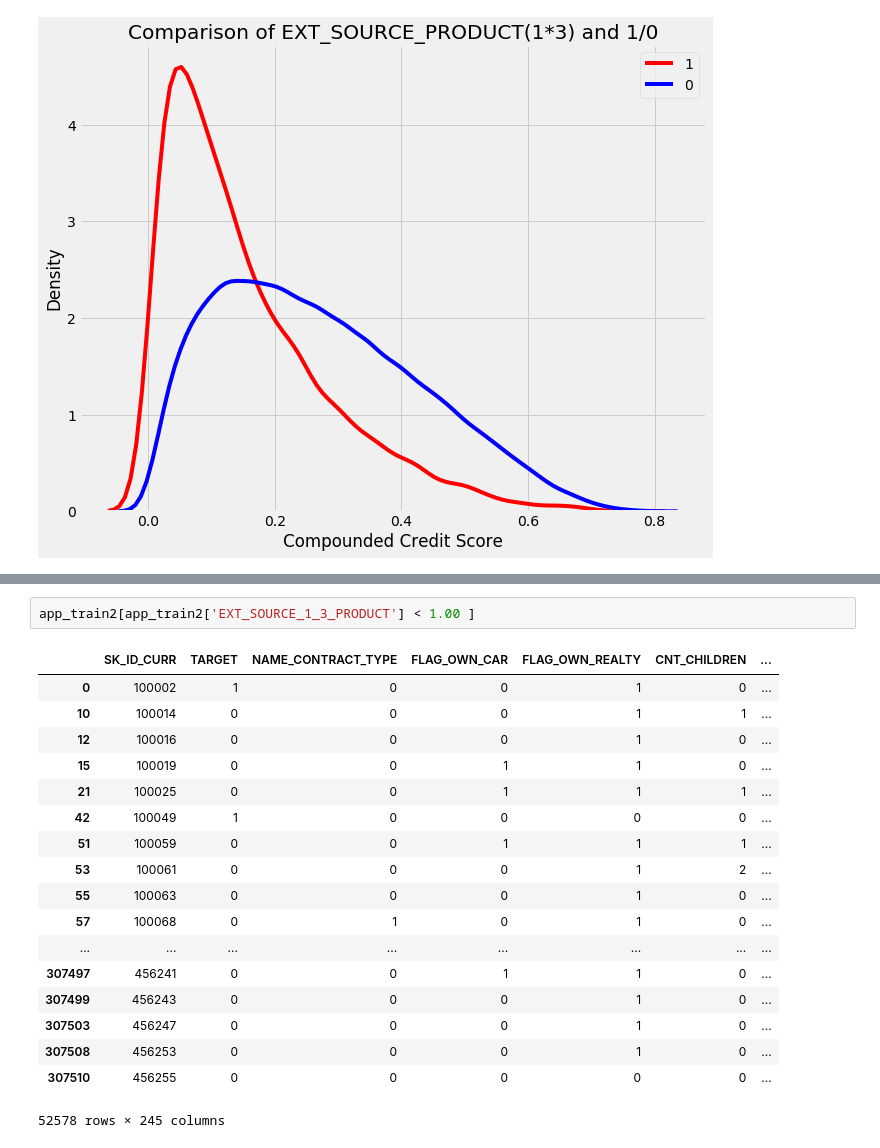
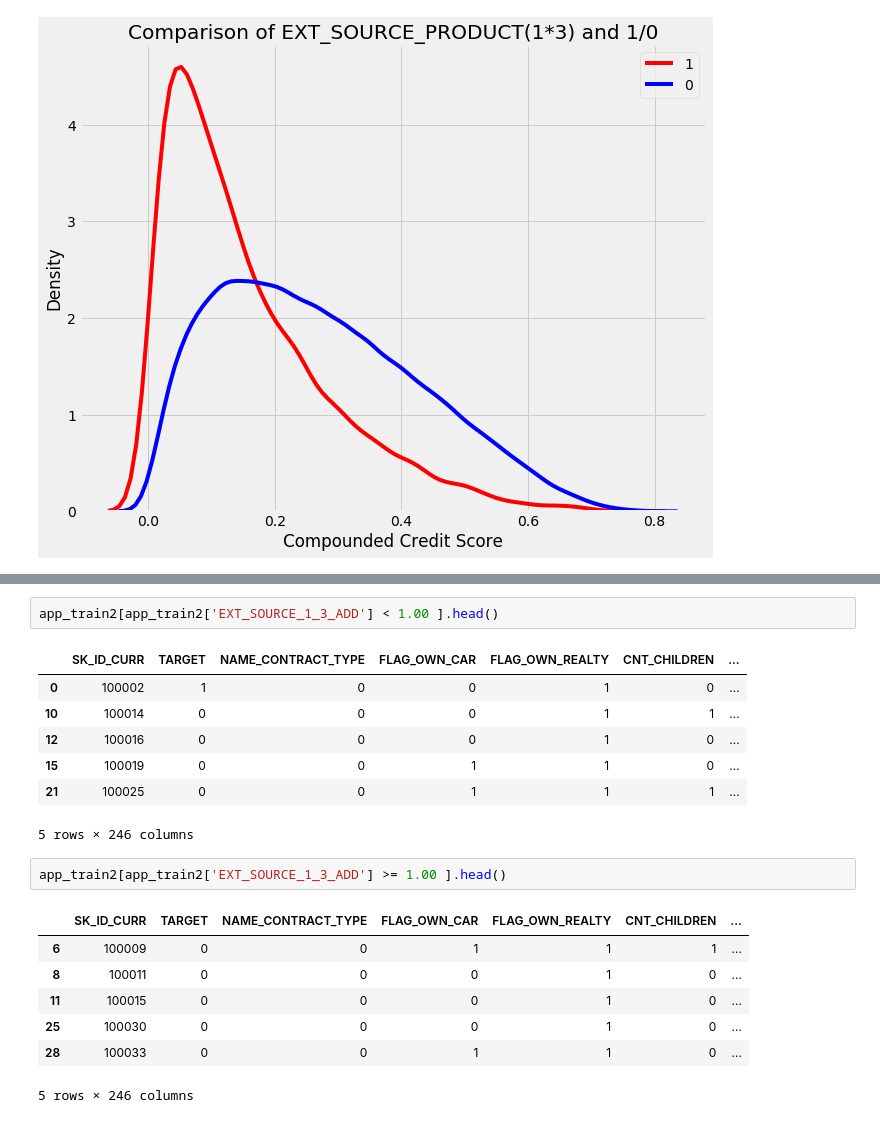
Before and after one commit to LegalEd/unbankedcredit, a Jupyter notebook: unbankedcredit.ipynb, the cells around one changed output, grey strips where cells are left out. Saved outputs shown, nothing was run; the diff lists cells and outputs as text.

```diff
--- a/unbankedcredit.ipynb
+++ b/unbankedcredit.ipynb
@@ -667,23 +605,22 @@ plt.xlabel('Compounded Credit Score'); plt.ylabel('Density'); plt.title('Additio
 # %% [output]
 [figure]
 # %%
-app_train2[app_train2['EXT_SOURCE_1_3_PRODUCT'] < 1.00 ]
+app_train2[app_train2['EXT_SOURCE_1_3_ADD'] < 1.00 ].head()
 # %% [output]
 |  | SK_ID_CURR | TARGET | NAME_CONTRACT_TYPE | FLAG_OWN_CAR | FLAG_OWN_REALTY | CNT_CHILDREN | ... |
 | 0 | 100002 | 1 | 0 | 0 | 1 | 0 | ... |
 | 10 | 100014 | 0 | 0 | 0 | 1 | 1 | ... |
 | 12 | 100016 | 0 | 0 | 0 | 1 | 0 | ... |
 | 15 | 100019 | 0 | 0 | 1 | 1 | 0 | ... |
 | 21 | 100025 | 0 | 0 | 1 | 1 | 1 | ... |
-| 42 | 100049 | 1 | 0 | 0 | 0 | 0 | ... |
-| 51 | 100059 | 0 | 0 | 1 | 1 | 1 | ... |
-| 53 | 100061 | 0 | 0 | 0 | 1 | 2 | ... |
-| 55 | 100063 | 0 | 0 | 0 | 1 | 0 | ... |
-| 57 | 100068 | 0 | 1 | 0 | 1 | 0 | ... |
-| ... | ... | ... | ... | ... | ... | ... | ... |
-| 307497 | 456241 | 0 | 0 | 1 | 1 | 0 | ... |
-| 307499 | 456243 | 0 | 0 | 0 | 1 | 0 | ... |
-| 307503 | 456247 | 0 | 0 | 0 | 1 | 0 | ... |
-| 307508 | 456253 | 0 | 0 | 0 | 1 | 0 | ... |
-| 307510 | 456255 | 0 | 0 | 0 | 0 | 0 | ... |
-52578 rows × 245 columns
+5 rows × 246 columns
+# %%
+app_train2[app_train2['EXT_SOURCE_1_3_ADD'] >= 1.00 ].head()
+# %% [output]
+|  | SK_ID_CURR | TARGET | NAME_CONTRACT_TYPE | FLAG_OWN_CAR | FLAG_OWN_REALTY | CNT_CHILDREN | ... |
+| 6 | 100009 | 0 | 0 | 1 | 1 | 1 | ... |
+| 8 | 100011 | 0 | 0 | 0 | 1 | 0 | ... |
+| 11 | 100015 | 0 | 0 | 0 | 1 | 0 | ... |
+| 25 | 100030 | 0 | 0 | 0 | 1 | 0 | ... |
+| 28 | 100033 | 0 | 0 | 1 | 1 | 0 | ... |
+5 rows × 246 columns
```
Also changed, not shown: parts of 7 cells of this notebook.
